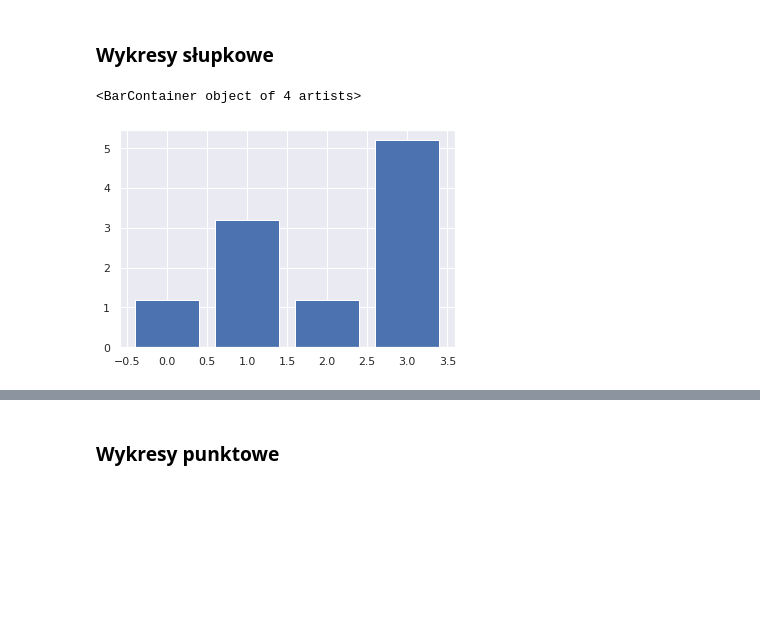
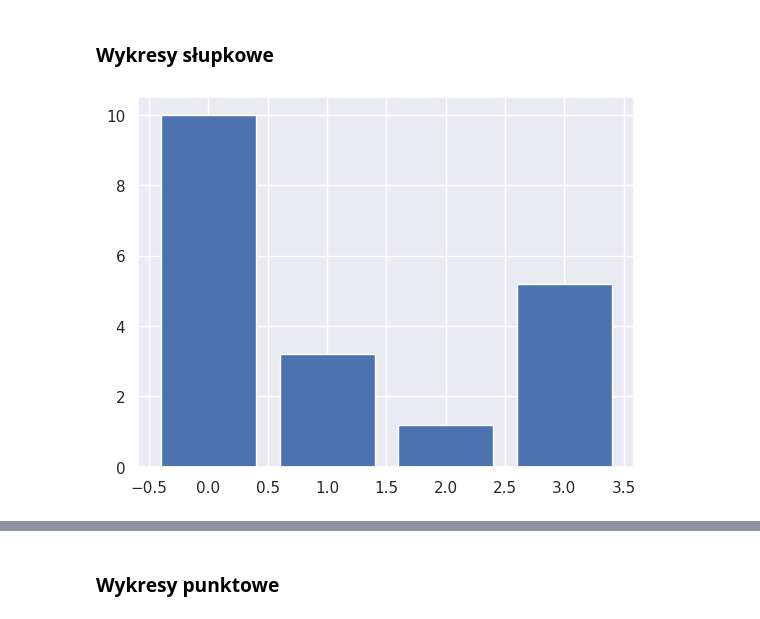
Before and after one commit to sebekpro/python-ds, a Jupyter notebook: 03_wizualizacje_danych/01_matplotlib_intro.ipynb, the cells around one changed output, grey strips where cells are left out. Cells and saved outputs as stored; diff of their text form; code cells hidden in the pictures; blank space fills up the shorter version.

```diff
--- a/03_wizualizacje_danych/01_matplotlib_intro.ipynb
+++ b/03_wizualizacje_danych/01_matplotlib_intro.ipynb
@@ -99,10 +99,9 @@ fig.show()
 # %% [markdown]
 ### <a name='3'> </a> Wykresy słupkowe
 # %%
-plt.bar(x=[0, 1, 2, 3], height=[1.2, 3.2, 1.2, 5.2])
+_ = plt.bar(x=[0, 1, 2, 3], height=[10.0, 3.2, 1.2, 5.2])
 # %% [output]
-<BarContainer object of 4 artists>
-[figure, old version]
+[figure, new version]
 # %%
 plt.bar(x=['a', 'b', 'c', 'd'], height=[1.2, 3.2, 1.2, 5.2])
 # %% [output]
```
Also changed, not shown: parts of 6 cells of this notebook.
